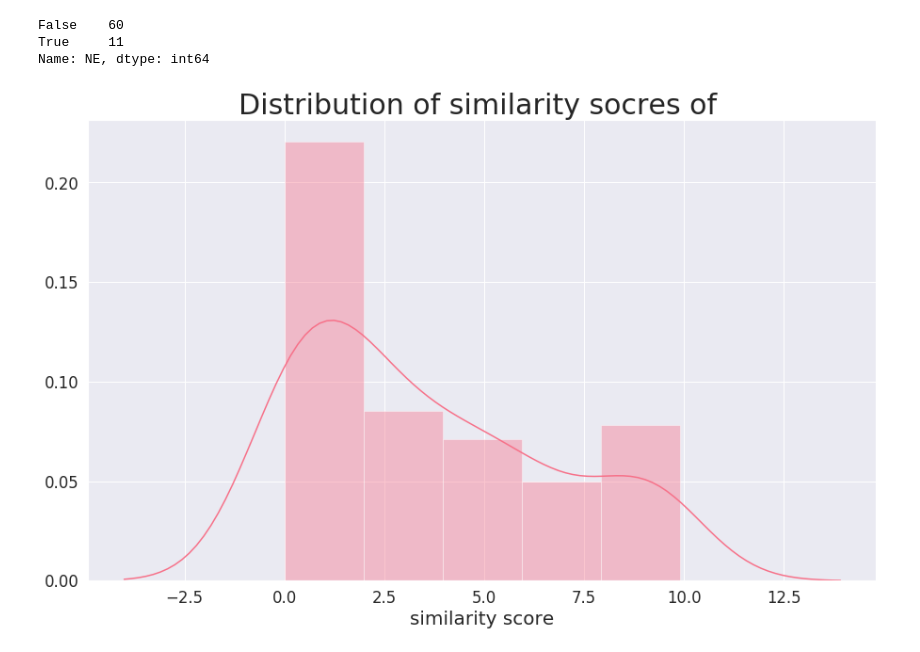
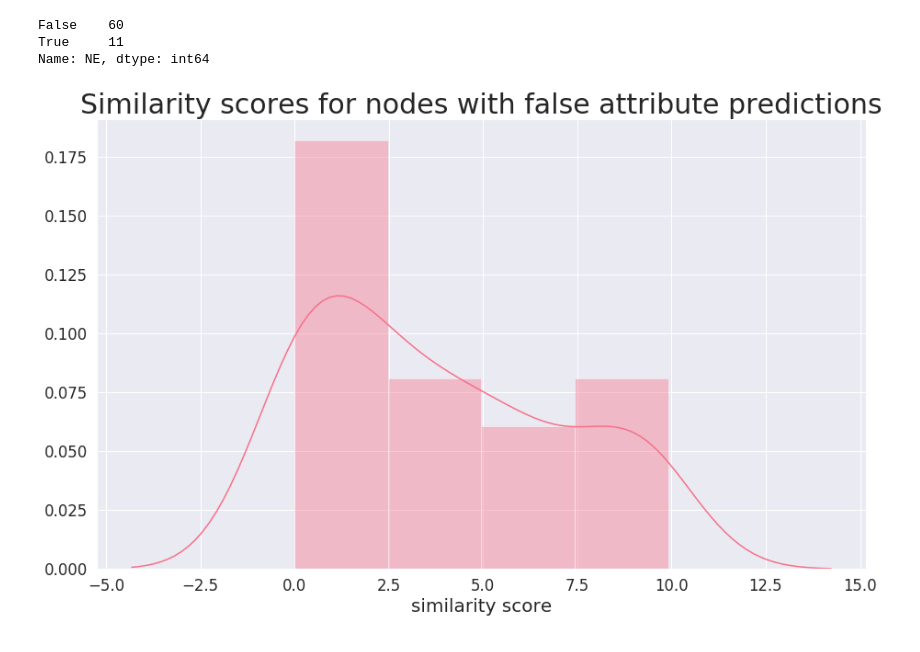
Before and after one commit to sakoki/Networks-Prediction, a Jupyter notebook: Attribute_Prediction.ipynb, the cells around one changed output. Drawn from its saved outputs; the diff is of its cells as text; code cells hidden in the pictures.

```diff
--- a/Attribute_Prediction.ipynb
+++ b/Attribute_Prediction.ipynb
@@ -244,11 +236,11 @@ def highest_preferential_attachment_score(test_set, grph):
     '''Calculate then preferential attachment scores of neighbors and return the highest scoring node
 
     :params test_set: target nodes we want to find the most similar neighbor for
-    :type test_set: list
+    :type test_set: list of str
     :params grph: network containing target nodes
-    :type grph: networkx graph
-    :return: node and the most similar neighboring node
-    :rtype: dict
+    :type grph: networkx.classes.graph.Graph
+    :returns: node and the most similar neighboring node
+    :rtype: dict of {str : str}
     '''
 
     # Store results
@@ -272,12 +264,12 @@ def highest_preferential_attachment_score(test_set, grph):
 
                 # Take the node with highest score
                 # If score is 0, return 0
-                if preds[0][2] == 0.0:
+                if preds[0][2] == 0:
                     sim_results[i] = 0
                 else:
                     sim_results[i] = preds[0][1]
         else:
-            sim_results[i] = 0.0
+            sim_results[i] = 0
 
     return sim_results
 # %% [markdown]
@@ -720,11 +692,11 @@ def homophiliy_test_adamic_adar(test_set, grph):
     node and the similarity score
 
     :params test_set: target nodes we want to find the most similar neighbor for
-    :type test_set: list
+    :type test_set: list of str
     :params grph: network containing target nodes
-    :type grph: networkx graph
-    :return: node and the most similar neighboring node
-    :rtype: dict
+    :type grph: networkx.classes.graph.Graph
+    :returns: each nodes most similar neighboring node and their similarity scores
+    :rtype: dict of {str : (str, float)}
     '''
 
     # Store results
@@ -749,7 +721,7 @@ def homophiliy_test_adamic_adar(test_set, grph):
                 # Take the node with highest sim score
                 sim_results[i] = (preds[0][1], preds[0][2])
         else:
-            sim_results[i] = 0.0
+            sim_results[i] = 0
 
     return sim_results
 # %%
@@ -759,8 +731,8 @@ sim_results = homophiliy_test_adamic_adar(list(small_graph.nodes), small_graph)
 # Create pandas dataframe  with node, most similar node, and similarity score
 homophily_test = pd.DataFrame({
                         'n': list(sim_results.keys()),
-                        'v': [i[0] if i != 0 else 0 for i in sim_results.values()],
-                        'sim_score': [i[1] if i != 0 else 0 for i in list(sim_results.values())],
+                        'v': [i[0] if i != 0 else i for i in sim_results.values()],
+                        'sim_score': [i[1] if i != 0 else i for i in list(sim_results.values())],
                         })
 # %%
 homophily_test.head()
@@ -822,26 +794,33 @@ homophily_test['NE'].value_counts()
 False    60
 True     11
 Name: NE, dtype: int64
+# %%
+false_pred = homophily_test[homophily_test.NE == False].sim_score
+true_pred = homophily_test[homophily_test.NE == True].sim_score
 # %%
 import matplotlib.pyplot as plt
 %matplotlib inline
 import seaborn as sns
 
 # Set the style of seaborn plot
 sns.set(style='darkgrid', palette='husl', font_scale=1.5)
 
 # Create matplotlib Figure and Axes object
 f, ax = plt.subplots(figsize=(15,9))
 
 # Create the plot
-g = sns.distplot(np.array(homophily_test['sim_score']))
+g = sns.distplot(false_pred.tolist())
 
 # Fine Tuning font size
 g.set_xlabel('similarity score', fontsize=20)
 # g.set_ylabel('Number of Nodes', fontsize=20)
-g.axes.set_title('Distribution of similarity socres of ', fontsize=30)
+g.axes.set_title('Similarity scores for nodes with false attribute predictions', fontsize=30)
 
 # Display
 plt.show(g)
+
+# Save File
+fig = g.get_figure()
+fig.savefig('./{}.png'.format('ave_degree_distribution_false_predictions'))
 # %% [output]
-[figure, old version]
+[figure, new version]
```
Also changed, not shown: parts of 29 cells of this notebook.
